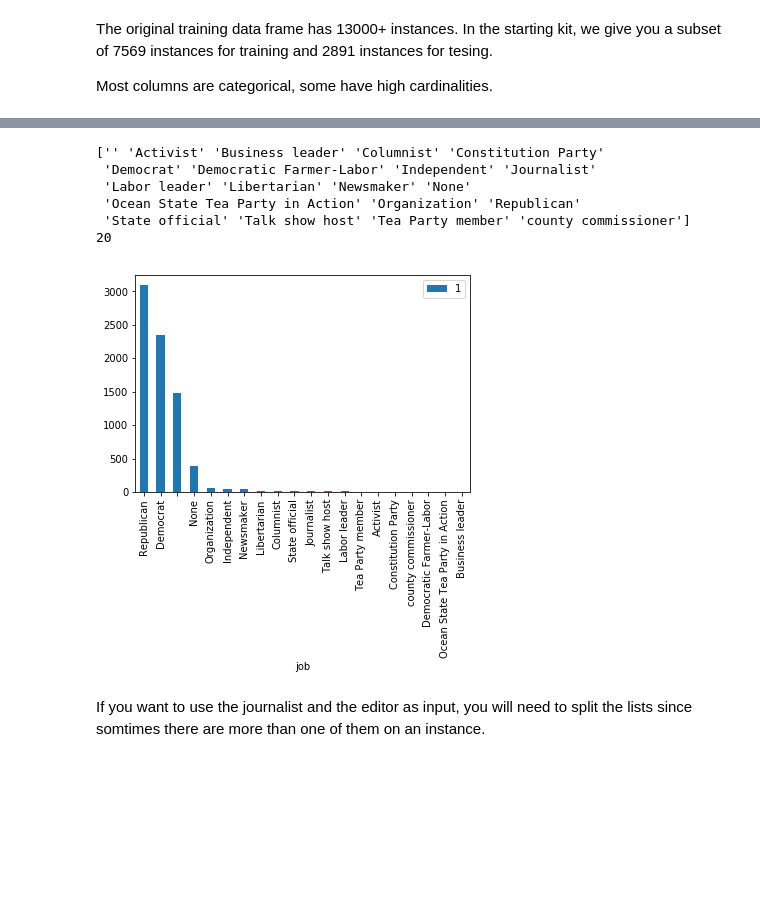
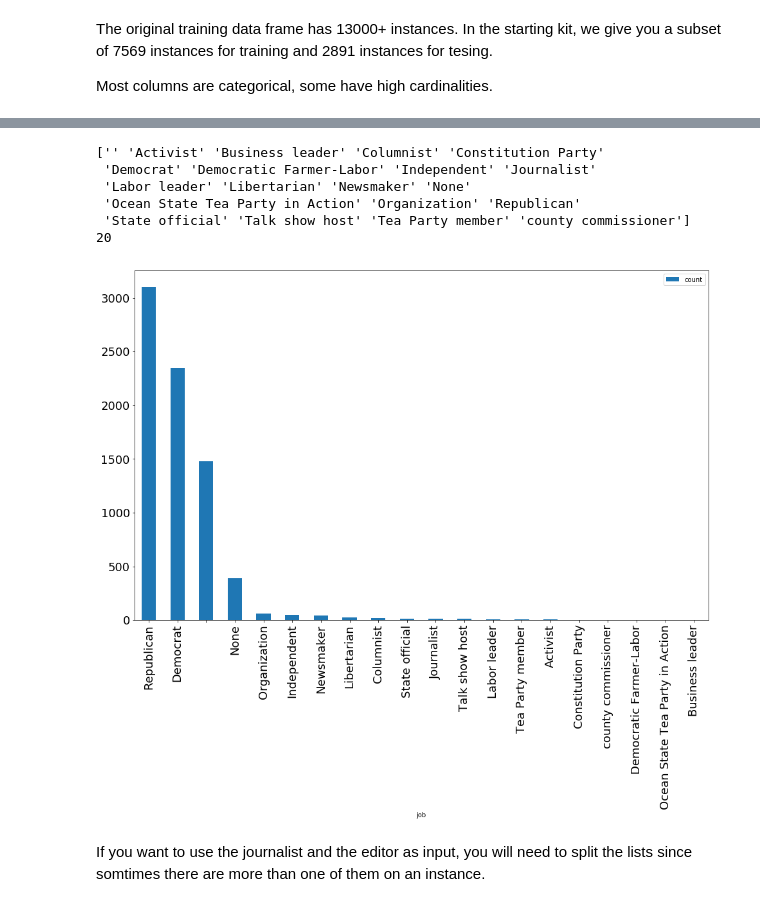
Before and after one commit to ramp-kits/fake_news, a Jupyter notebook: fake_news_starting_kit.ipynb, the cells around one changed output, grey strips where cells are left out. Drawn from its saved outputs; the diff is of its cells as text; code cells hidden in the pictures; blank space fills up the shorter version.

```diff
--- a/fake_news_starting_kit.ipynb
+++ b/fake_news_starting_kit.ipynb
@@ -139,17 +128,18 @@ data.groupby('state').count()[['1']].sort_values(
 # %%
 print(np.unique(data['job']))
 print(len(np.unique(data['job'])))
-data.groupby('job').count()[['1']].sort_values(
-    '1', ascending=False).reset_index().plot.bar(
-        x='job', y='1');
+data.groupby('job').count()[['state']].rename(
+    columns={'state': 'count'}).sort_values(
+    'count', ascending=False).reset_index().plot.bar(
+        x='job', y='count', figsize=(16, 10), fontsize=18);
 # %% [output]
 ['' 'Activist' 'Business leader' 'Columnist' 'Constitution Party'
  'Democrat' 'Democratic Farmer-Labor' 'Independent' 'Journalist'
  'Labor leader' 'Libertarian' 'Newsmaker' 'None'
  'Ocean State Tea Party in Action' 'Organization' 'Republican'
  'State official' 'Talk show host' 'Tea Party member' 'county commissioner']
 20
-[figure, old version]
+[figure, new version]
 # %% [markdown]
 If you want to use the journalist and the editor as input, you will need to split the lists since somtimes there are more than one of them on an instance.
 # %%
```
Also changed, not shown: parts of 20 cells of this notebook.
